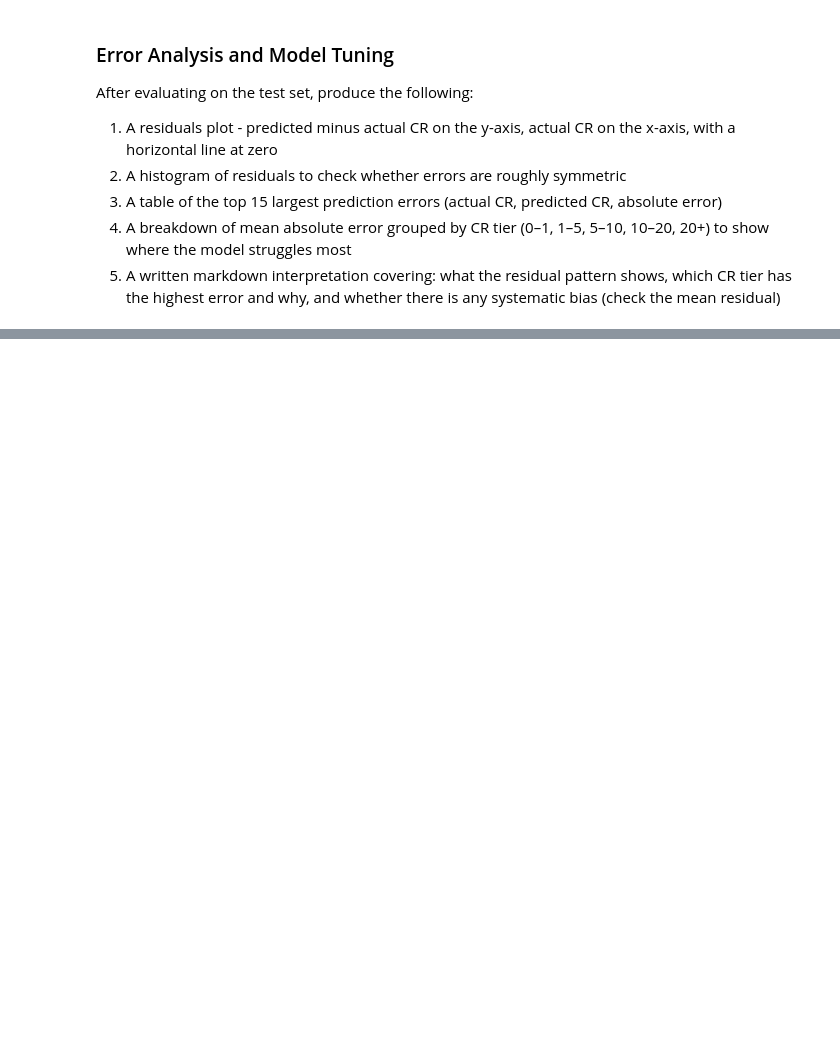
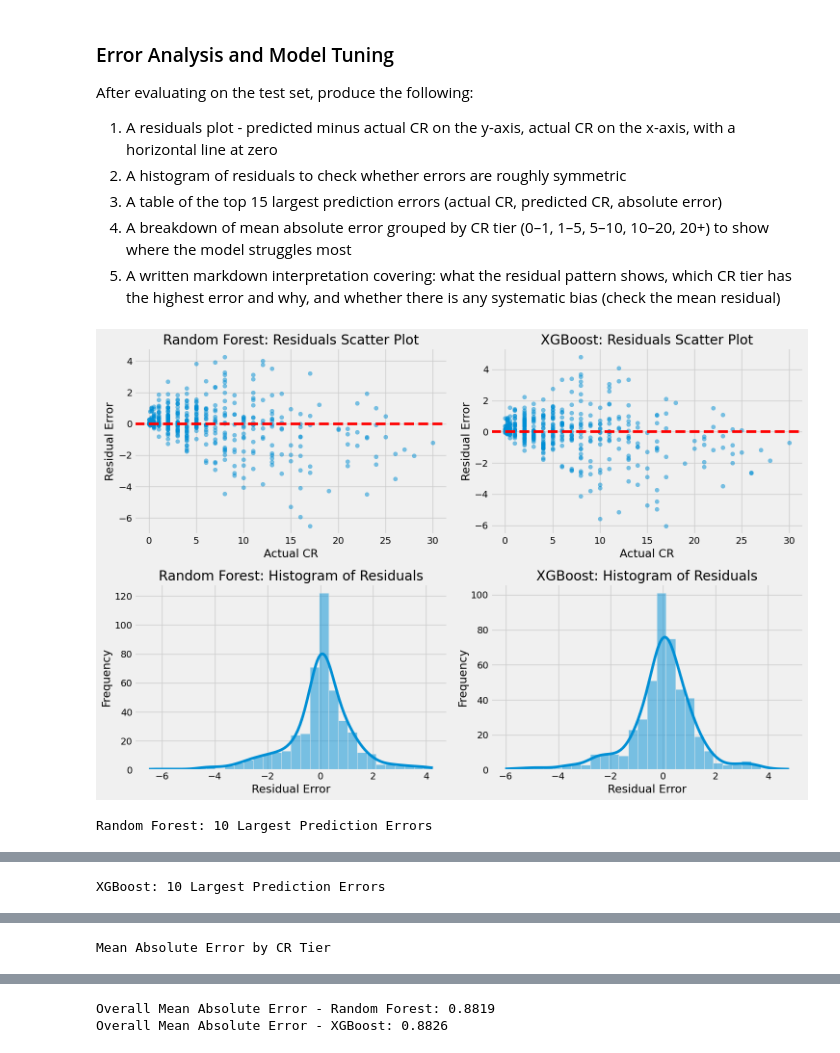
Before and after one commit to adg30/INTSY-MCO, a Jupyter notebook: notebooks/07_classical_models.ipynb, the cells around one changed output, grey strips where cells are left out. Saved outputs shown, nothing was run; the diff lists cells and outputs as text; code cells hidden in the pictures; blank space fills up the shorter version.

```diff
--- a/notebooks/07_classical_models.ipynb
+++ b/notebooks/07_classical_models.ipynb
@@ -40,3 +140,76 @@ After evaluating on the test set, produce the following:
 3. A table of the top 15 largest prediction errors (actual CR, predicted CR, absolute error)
 4. A breakdown of mean absolute error grouped by CR tier (0–1, 1–5, 5–10, 10–20, 20+) to show where the model struggles most
 5. A written markdown interpretation covering: what the residual pattern shows, which CR tier has the highest error and why, and whether there is any systematic bias (check the mean residual)
+# %%
+#
+rf_predictions = best_rf_model.predict(X_test)
+xgb_predictions = best_xgb_model.predict(X_test)
+
+results_df = pd.DataFrame({
+    'Actual_CR': y_test,
+    'RF_Prediction': rf_predictions,
+    'XGB_Prediction': xgb_predictions,
+    'RF_Residual': rf_predictions - y_test,
+    'XGB_Residual': xgb_predictions - y_test,
+    'RF_Abs_Error': np.abs(rf_predictions - y_test),
+    'XGB_Abs_Error': np.abs(xgb_predictions - y_test)
+})
+
+fig, axes = plt.subplots(2, 2, figsize=(15, 10))
+
+#RF scatter
+axes[0, 0].scatter(results_df['Actual_CR'], results_df['RF_Residual'], alpha=0.5)
+axes[0, 0].axhline(0, color='red', linestyle='--')
+axes[0, 0].set_title('Random Forest: Residuals Scatter Plot')
+axes[0, 0].set_xlabel('Actual CR')
+axes[0, 0].set_ylabel('Residual Error')
+
+# XGBoost
+axes[0, 1].scatter(results_df['Actual_CR'], results_df['XGB_Residual'], alpha=0.5)
+axes[0, 1].axhline(0, color='red', linestyle='--')
+axes[0, 1].set_title('XGBoost: Residuals Scatter Plot')
+axes[0, 1].set_xlabel('Actual CR')
+axes[0, 1].set_ylabel('Residual Error')
+
+# Rf Historgam
+sns.histplot(results_df['RF_Residual'], bins=30, kde=True, ax=axes[1, 0])
+axes[1, 0].set_title('Random Forest: Histogram of Residuals')
+axes[1, 0].set_xlabel('Residual Error')
+axes[1, 0].set_ylabel('Frequency')
+
+# XGBoost
+sns.histplot(results_df['XGB_Residual'], bins=30, kde=True, ax=axes[1, 1])
+axes[1, 1].set_title('XGBoost: Histogram of Residuals')
+axes[1, 1].set_xlabel('Residual Error')
+axes[1, 1].set_ylabel('Frequency')
+
+plt.tight_layout()
+plt.show()
+
+# Top 10 Largest Prediction Errors
+print("\nRandom Forest: 10 Largest Prediction Errors")
+display(results_df[['Actual_CR', 'RF_Prediction', 'RF_Abs_Error']].sort_values(by='RF_Abs_Error', ascending=False).head(10).round(2))
+
+print("\nXGBoost: 10 Largest Prediction Errors")
+display(results_df[['Actual_CR', 'XGB_Prediction', 'XGB_Abs_Error']].sort_values(by='XGB_Abs_Error', ascending=False).head(10).round(2))
+
+#Tiers based on actual dnd mechanics scaling
+bins = [-1, 1, 5, 10, 20, 35]
+labels = ['0-1', '1-5', '5-10', '10-20', '20+']
+results_df['CR_Tier'] = pd.cut(results_df['Actual_CR'], bins=bins, labels=labels, right=True)
+
+#calculate MAE for both models
+tier_mae = results_df.groupby('CR_Tier', observed=False)[['RF_Abs_Error', 'XGB_Abs_Error']].mean().reset_index()
+tier_mae.rename(columns={'RF_Abs_Error': 'RF MAE', 'XGB_Abs_Error': 'XGB MAE'}, inplace=True)
+
+print("\nMean Absolute Error by CR Tier")
+display(tier_mae.round(4))
+
+#Overall MAE
+rf_overall_mae = results_df['RF_Abs_Error'].mean()
+xgb_overall_mae = results_df['XGB_Abs_Error'].mean()
+print(f"\nOverall Mean Absolute Error - Random Forest: {rf_overall_mae:.4f}")
+print(f"Overall Mean Absolute Error - XGBoost: {xgb_overall_mae:.4f}")
+# %% [output]
+[figure, added]
+Random Forest: 10 Largest Prediction Errors
@@ -42,0 +227 @@ After evaluating on the test set, produce the following:
+XGBoost: 10 Largest Prediction Errors
@@ -42,0 +239 @@ After evaluating on the test set, produce the following:
+Mean Absolute Error by CR Tier
@@ -42,0 +246,2 @@ After evaluating on the test set, produce the following:
+Overall Mean Absolute Error - Random Forest: 0.8819
+Overall Mean Absolute Error - XGBoost: 0.8826
```
Also changed, not shown: parts of 14 cells of this notebook.
